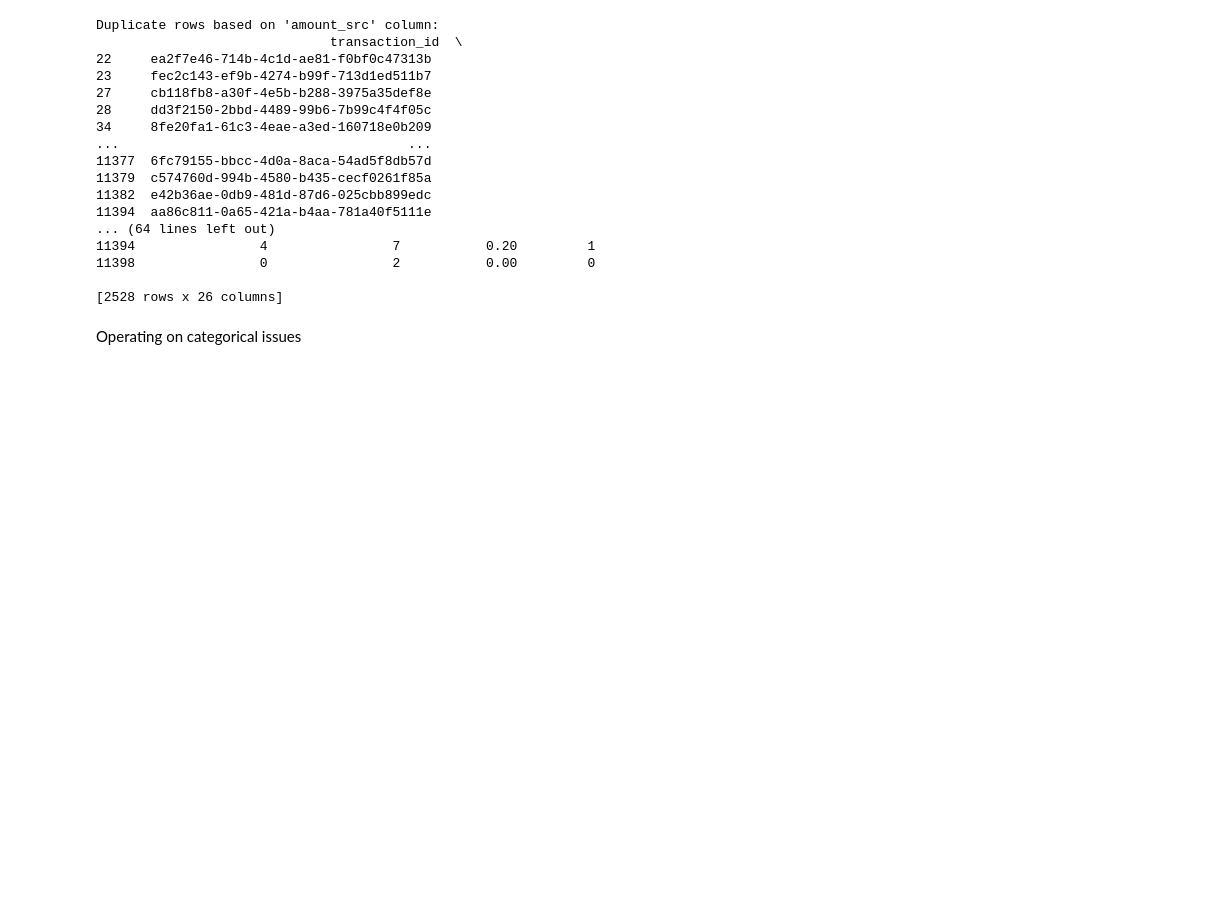
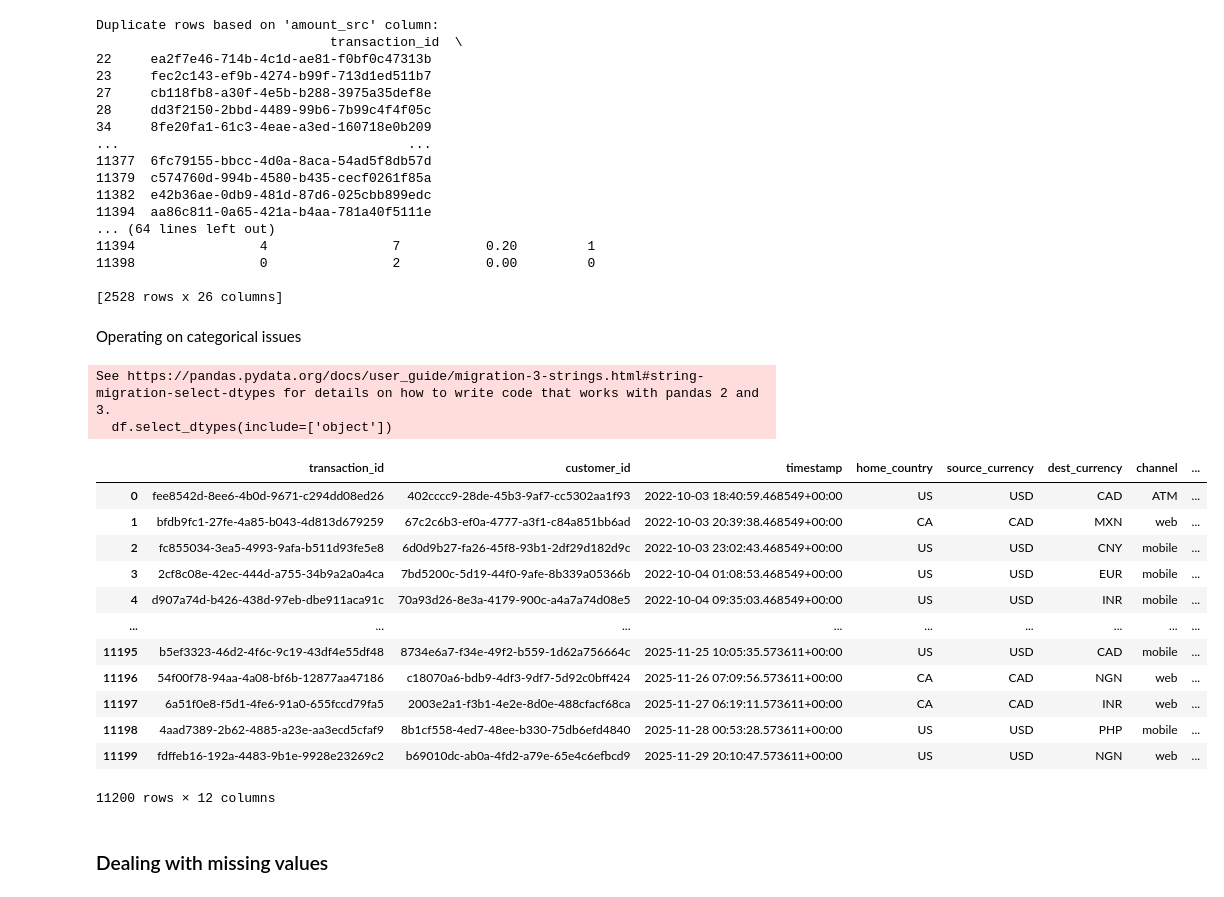
Before and after one commit to Ifeanyionwusor94/Nova-pay-fraud-detection-system, a Jupyter notebook: Notebook/EDA.ipynb, the cells around one changed output. Cells and saved outputs as stored; diff of their text form; code cells hidden in the pictures; blank space fills up the shorter version.

```diff
--- a/Notebook/EDA.ipynb
+++ b/Notebook/EDA.ipynb
@@ -83,6 +83,10 @@ txn_velocity_24h               0
 corridor_risk                  0
 is_fraud                       0
 dtype: int64
+# %%
+#drop missing values in datetime columns
+df.dropna(subset=['timestamp'], inplace=True)
+df.
 # %%
 #find duplicate in the dataset
 df.duplicated().sum()
@@ -285,3 +301,23 @@ Duplicate rows based on 'amount_src' column:
 [2528 rows x 26 columns]
 # %% [markdown]
 Operating on categorical issues
+# %%
+df.select_dtypes(include=['object'])
+# %% [output]
+See https://pandas.pydata.org/docs/user_guide/migration-3-strings.html#string-migration-select-dtypes for details on how to write code that works with pandas 2 and 3.
+  df.select_dtypes(include=['object'])
+|  | transaction_id | customer_id | timestamp | home_country | source_currency | dest_currency | channel | ... |
+| 0 | fee8542d-8ee6-4b0d-9671-c294dd08ed26 | 402cccc9-28de-45b3-9af7-cc5302aa1f93 | 2022-10-03 18:40:59.468549+00:00 | US | USD | CAD | ATM | ... |
+| 1 | bfdb9fc1-27fe-4a85-b043-4d813d679259 | 67c2c6b3-ef0a-4777-a3f1-c84a851bb6ad | 2022-10-03 20:39:38.468549+00:00 | CA | CAD | MXN | web | ... |
+| 2 | fc855034-3ea5-4993-9afa-b511d93fe5e8 | 6d0d9b27-fa26-45f8-93b1-2df29d182d9c | 2022-10-03 23:02:43.468549+00:00 | US | USD | CNY | mobile | ... |
+| 3 | 2cf8c08e-42ec-444d-a755-34b9a2a0a4ca | 7bd5200c-5d19-44f0-9afe-8b339a05366b | 2022-10-04 01:08:53.468549+00:00 | US | USD | EUR | mobile | ... |
+| 4 | d907a74d-b426-438d-97eb-dbe911aca91c | 70a93d26-8e3a-4179-900c-a4a7a74d08e5 | 2022-10-04 09:35:03.468549+00:00 | US | USD | INR | mobile | ... |
+| ... | ... | ... | ... | ... | ... | ... | ... | ... |
+| 11195 | b5ef3323-46d2-4f6c-9c19-43df4e55df48 | 8734e6a7-f34e-49f2-b559-1d62a756664c | 2025-11-25 10:05:35.573611+00:00 | US | USD | CAD | mobile | ... |
+| 11196 | 54f00f78-94aa-4a08-bf6b-12877aa47186 | c18070a6-bdb9-4df3-9df7-5d92c0bff424 | 2025-11-26 07:09:56.573611+00:00 | CA | CAD | NGN | web | ... |
+| 11197 | 6a51f0e8-f5d1-4fe6-91a0-655fccd79fa5 | 2003e2a1-f3b1-4e2e-8d0e-488cfacf68ca | 2025-11-27 06:19:11.573611+00:00 | CA | CAD | INR | web | ... |
+| 11198 | 4aad7389-2b62-4885-a23e-aa3ecd5cfaf9 | 8b1cf558-4ed7-48ee-b330-75db6efd4840 | 2025-11-28 00:53:28.573611+00:00 | US | USD | PHP | mobile | ... |
+| 11199 | fdffeb16-192a-4483-9b1e-9928e23269c2 | b69010dc-ab0a-4fd2-a79e-65e4c6efbcd9 | 2025-11-29 20:10:47.573611+00:00 | US | USD | NGN | web | ... |
+11200 rows × 12 columns
+# %% [markdown]
+### Dealing with missing values ###
```
Also changed, not shown: parts of 22 cells of this notebook, 1 other file.
